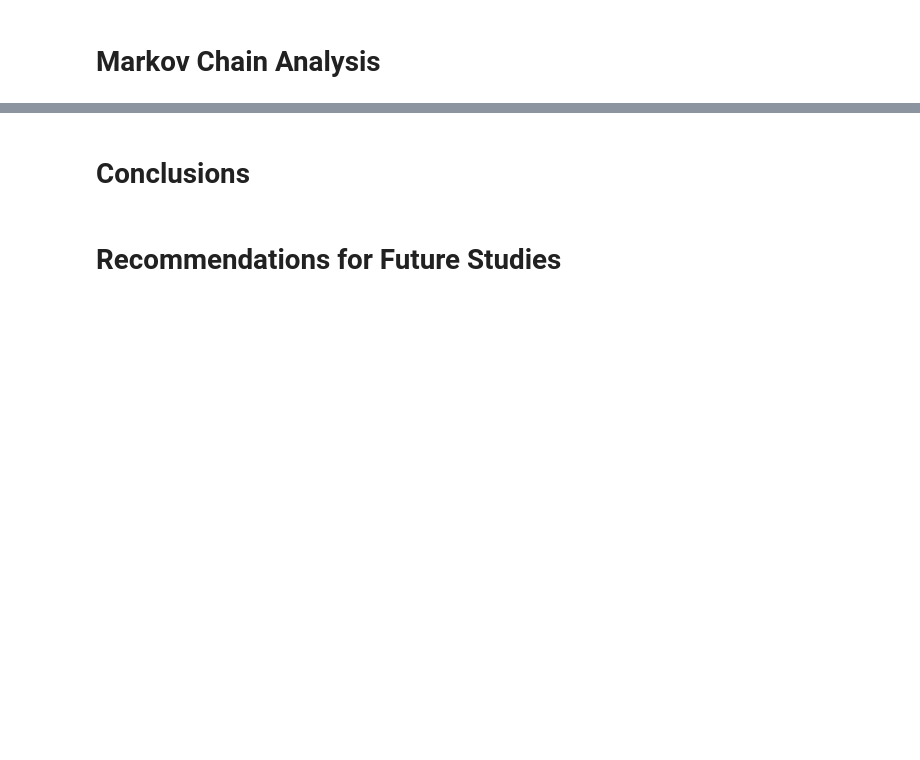
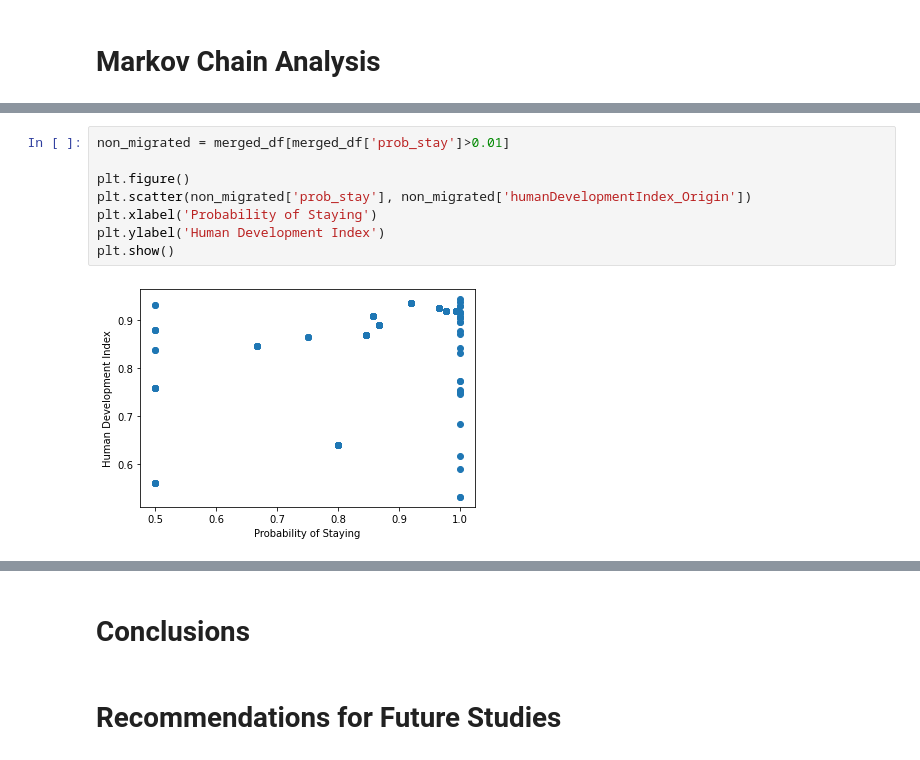
Before and after one commit to Paolo1151/DataScienceJobAnalysis, a Jupyter notebook: notebooks/analysis.ipynb, the cells around one changed output, grey strips where cells are left out. Saved outputs shown, nothing was run; the diff lists cells and outputs as text; blank space fills up the shorter version.

```diff
--- a/notebooks/analysis.ipynb
+++ b/notebooks/analysis.ipynb
@@ -261,0 +377,10 @@ graph_top5_origin(analysis_df)
+# %%
+non_migrated = merged_df[merged_df['prob_stay']>0.01]
+
+plt.figure()
+plt.scatter(non_migrated['prob_stay'], non_migrated['humanDevelopmentIndex_Origin'])
+plt.xlabel('Probability of Staying')
+plt.ylabel('Human Development Index')
+plt.show()
+# %% [output]
+[figure, added]
```
Also changed, not shown: parts of 25 cells of this notebook, 7 other files.
